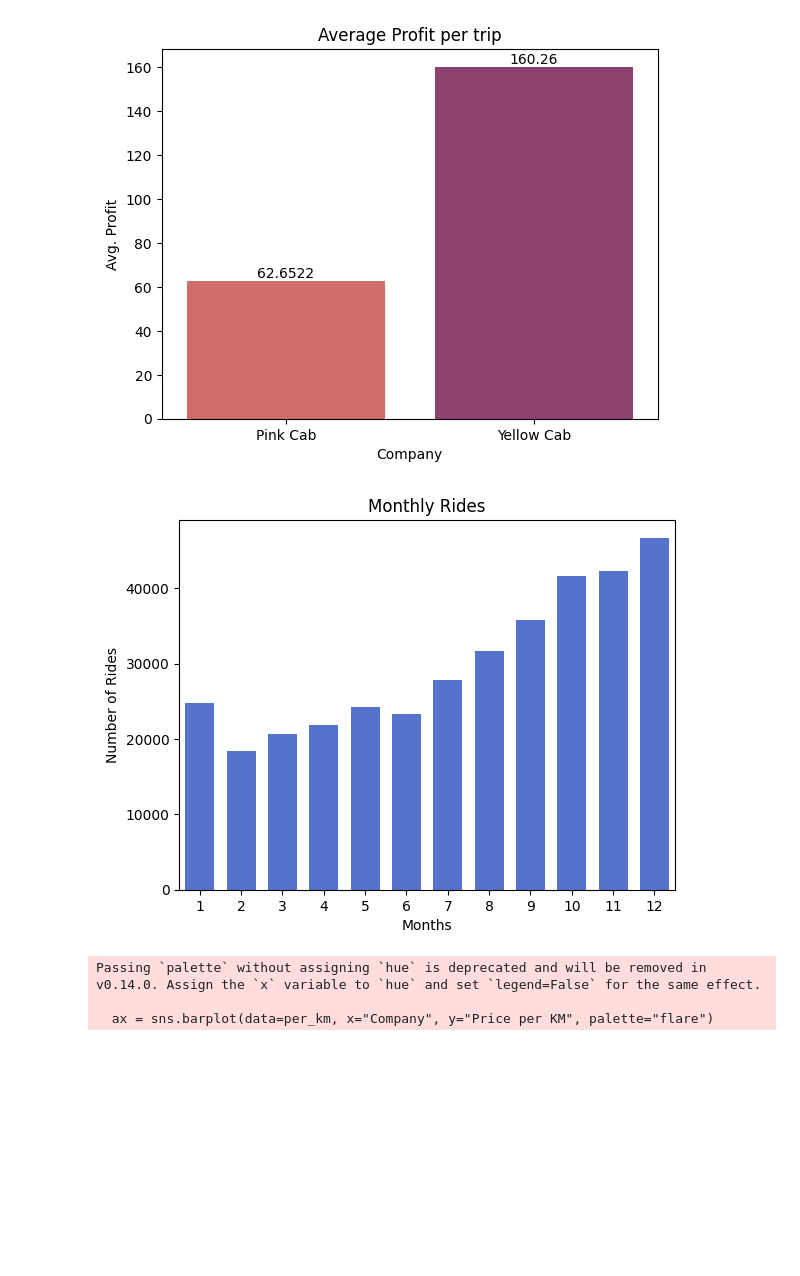
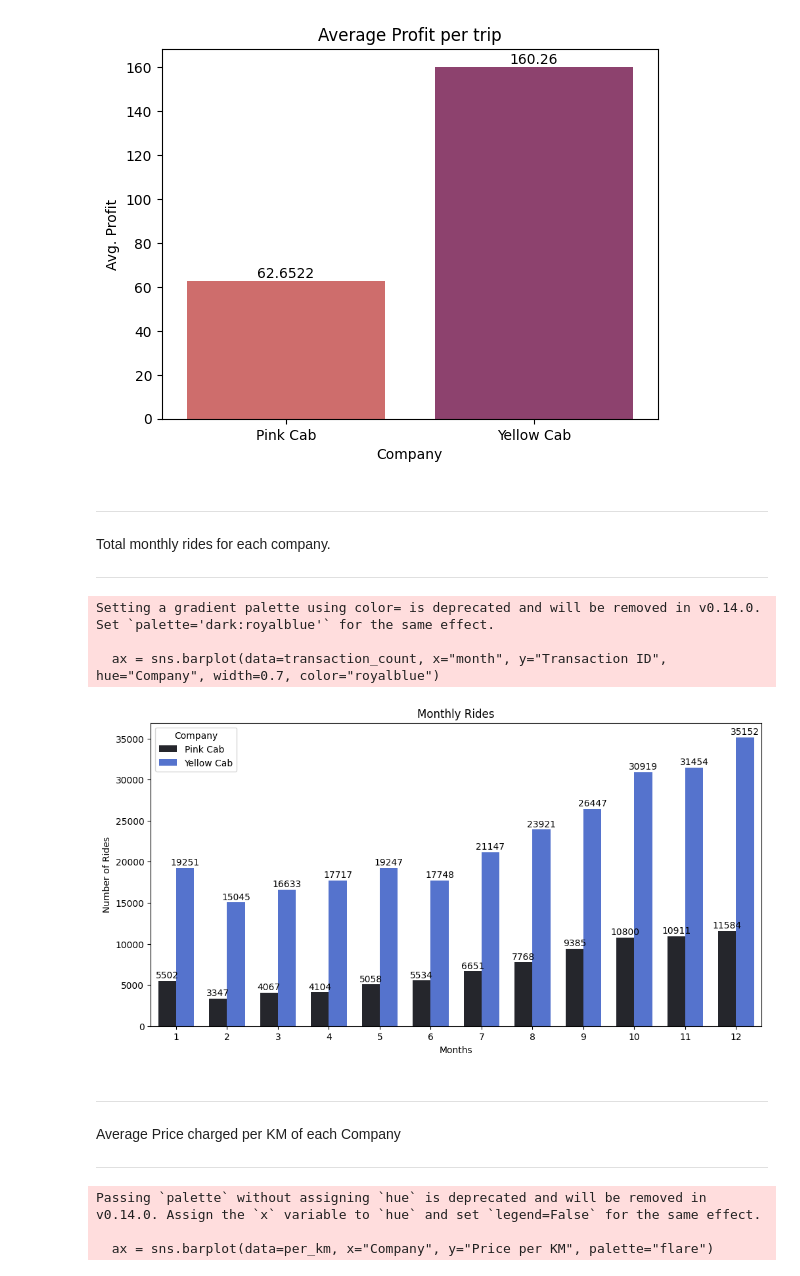
Before and after one commit to chjameskumar/Week-2, a Jupyter notebook: G2M_insight_for_Cab_Investment_firm.ipynb, the cells around one changed output. Drawn from its saved outputs; the diff is of its cells as text; code cells hidden in the pictures; blank space fills up the shorter version.

```diff
--- a/G2M_insight_for_Cab_Investment_firm.ipynb
+++ b/G2M_insight_for_Cab_Investment_firm.ipynb
@@ -478,18 +497,36 @@ Passing `palette` without assigning `hue` is deprecated and will be removed in v
 
   ax = sns.barplot(data=com_profit, x="Company", y="Profit", palette="flare")
 [figure]
+# %% [markdown]
+---
+
+Total monthly rides for each company.
+
+---
 # %%
 df2["month"] = df2["Date of Travel"].dt.month
-transaction_count = df2.groupby("month")["Transaction ID"].count().reset_index()
+transaction_count = df2.groupby(["month","Company"])["Transaction ID"].count().reset_index()
 
-sns.barplot(data=transaction_count, x="month", y="Transaction ID", width=0.7, color="royalblue")
+plt.figure(figsize=(12,6))
+ax = sns.barplot(data=transaction_count, x="month", y="Transaction ID", hue="Company", width=0.7, color="royalblue")
 
+for label in ax.containers:
+    ax.bar_label(label, padding=1)
 plt.title("Monthly Rides")
 plt.xlabel("Months")
 plt.ylabel("Number of Rides")
 plt.show()
 # %% [output]
+Setting a gradient palette using color= is deprecated and will be removed in v0.14.0. Set `palette='dark:royalblue'` for the same effect.
+
+  ax = sns.barplot(data=transaction_count, x="month", y="Transaction ID", hue="Company", width=0.7, color="royalblue")
-[figure, old version]
+[figure, new version]
+# %% [markdown]
+---
+
+Average Price charged per KM of each Company
+
+---
 # %%
 df2["Price per KM"] = df2["Price Charged"]/df2["KM Travelled"]
 per_km = df2.groupby(by="Company")["Price per KM"].mean().reset_index()
```
Also changed, not shown: parts of 13 cells of this notebook.
